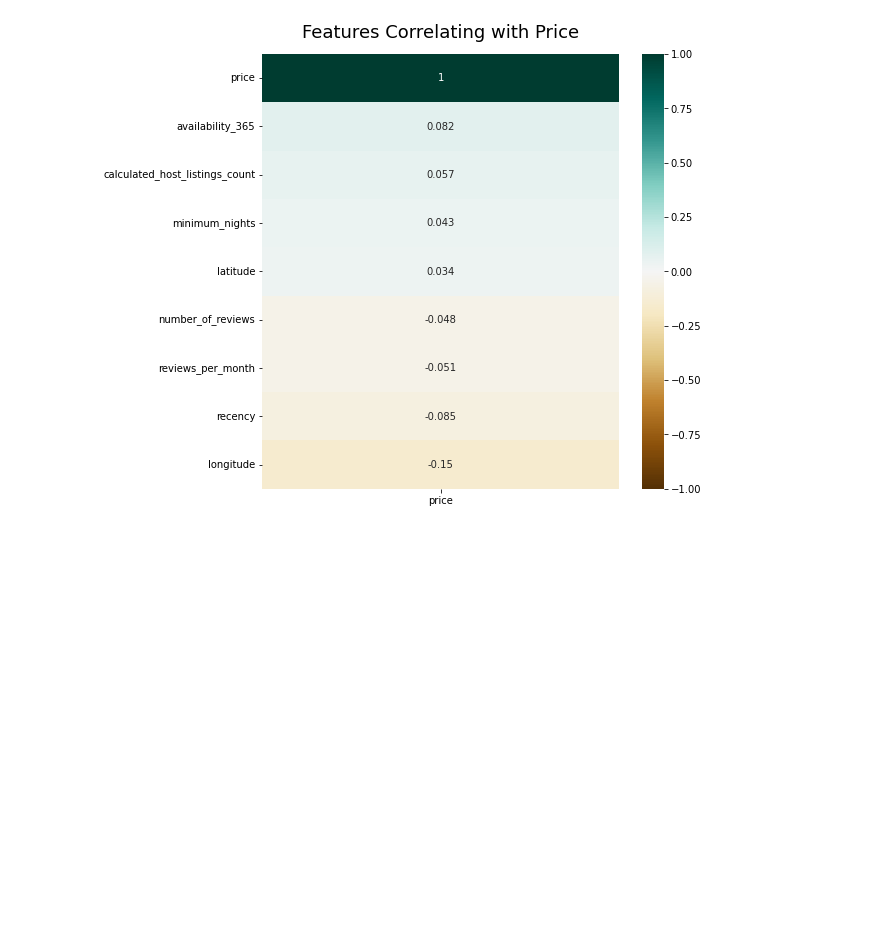
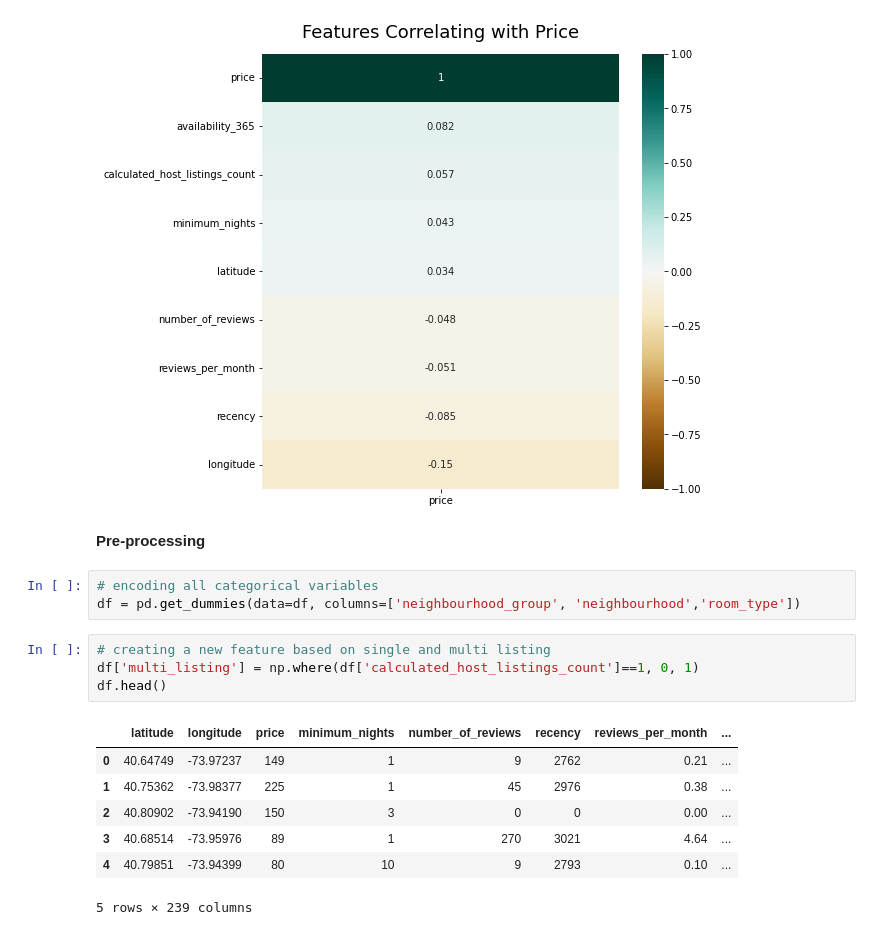
Before and after one commit to ValentinMaeurer24/EnsembleLearning, a Jupyter notebook: Airbnb/AirbnbEnsembleLearning.ipynb, the cells around one changed output. Cells and saved outputs as stored; diff of their text form; blank space fills up the shorter version.

```diff
--- a/Airbnb/AirbnbEnsembleLearning.ipynb
+++ b/Airbnb/AirbnbEnsembleLearning.ipynb
@@ -225,3 +225,20 @@ heatmap = sns.heatmap(df.corr()[['price']].sort_values(by='price', ascending=Fal
 heatmap.set_title('Features Correlating with Price', fontdict={'fontsize':18}, pad=16);
 # %% [output]
 [figure]
+# %% [markdown]
+**Pre-processing**
+# %%
+# encoding all categorical variables
+df = pd.get_dummies(data=df, columns=['neighbourhood_group', 'neighbourhood','room_type'])
+# %%
+# creating a new feature based on single and multi listing
+df['multi_listing'] = np.where(df['calculated_host_listings_count']==1, 0, 1)
+df.head()
+# %% [output]
+|  | latitude | longitude | price | minimum_nights | number_of_reviews | recency | reviews_per_month | ... |
+| 0 | 40.64749 | -73.97237 | 149 | 1 | 9 | 2762 | 0.21 | ... |
+| 1 | 40.75362 | -73.98377 | 225 | 1 | 45 | 2976 | 0.38 | ... |
+| 2 | 40.80902 | -73.94190 | 150 | 3 | 0 | 0 | 0.00 | ... |
+| 3 | 40.68514 | -73.95976 | 89 | 1 | 270 | 3021 | 4.64 | ... |
+| 4 | 40.79851 | -73.94399 | 80 | 10 | 9 | 2793 | 0.10 | ... |
+5 rows × 239 columns
```
Also changed, not shown: parts of 10 cells of this notebook.
